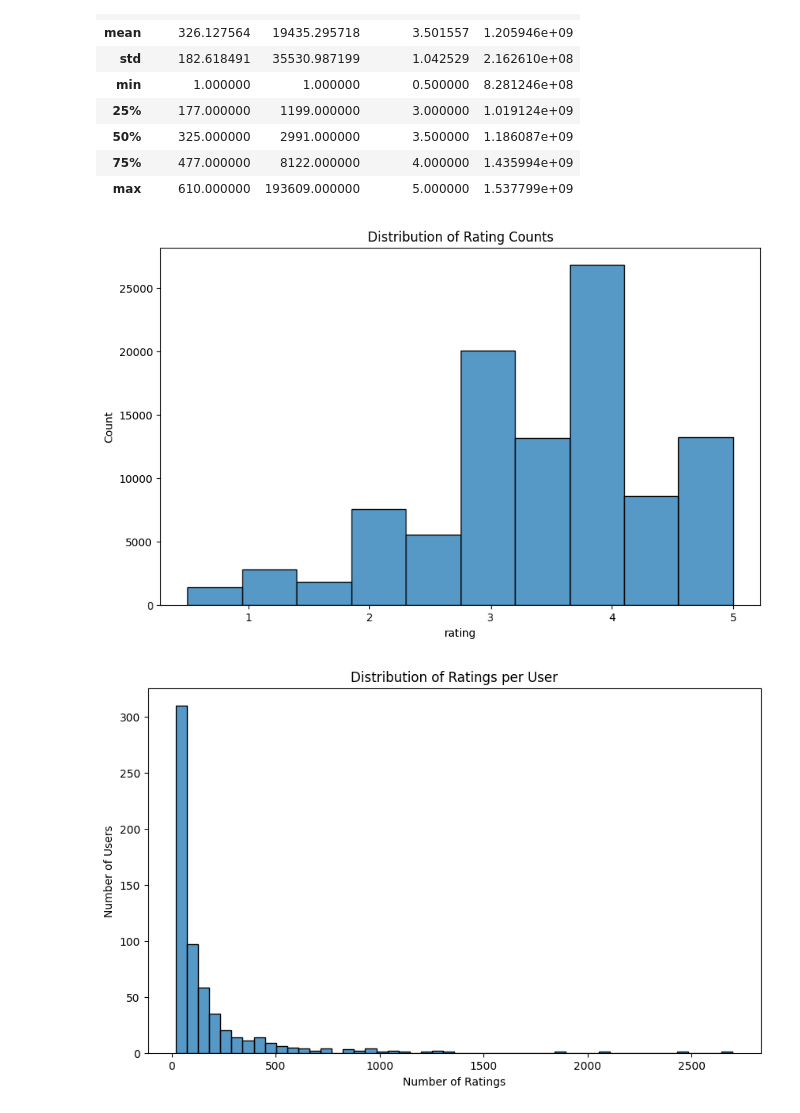
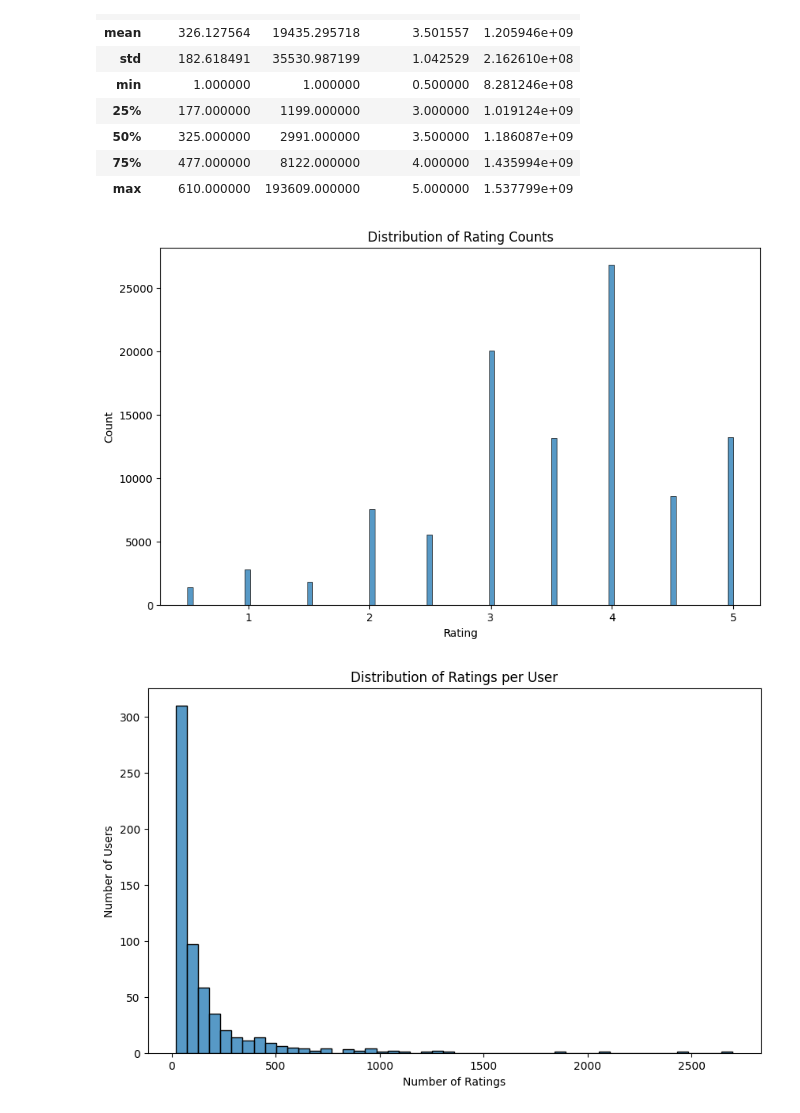
Before and after one commit to JFriendship/Movie-Recommendation-System, a Jupyter notebook: movieLensEDA.ipynb, the cells around one changed output. Drawn from its saved outputs; the diff is of its cells as text; code cells hidden in the pictures.

```diff
--- a/movieLensEDA.ipynb
+++ b/movieLensEDA.ipynb
@@ -100,11 +100,12 @@ df_ratings.describe()
 | max | 610.000000 | 193609.000000 | 5.000000 | 1.537799e+09 |
 # %%
 plt.figure(figsize=(10, 6))
-sns.histplot(df_ratings['rating'], bins=10, kde=False)
+sns.histplot(df_ratings['rating'], kde=False)
 plt.title('Distribution of Rating Counts')
+plt.xlabel('Rating')
 plt.show()
 # %% [output]
-[figure, old version]
+[figure, new version]
 # %%
 ratings_per_user = df_ratings['userId'].value_counts()
 
```
Also changed, not shown: parts of 16 cells of this notebook.
